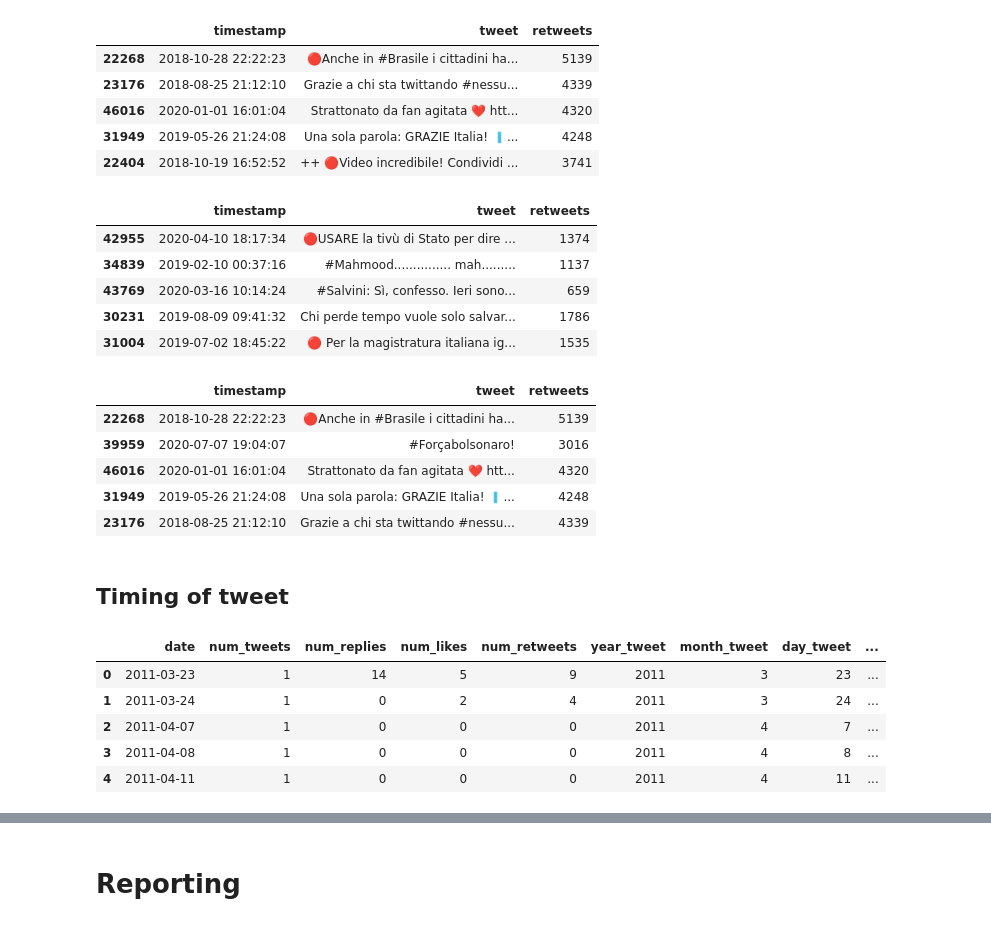
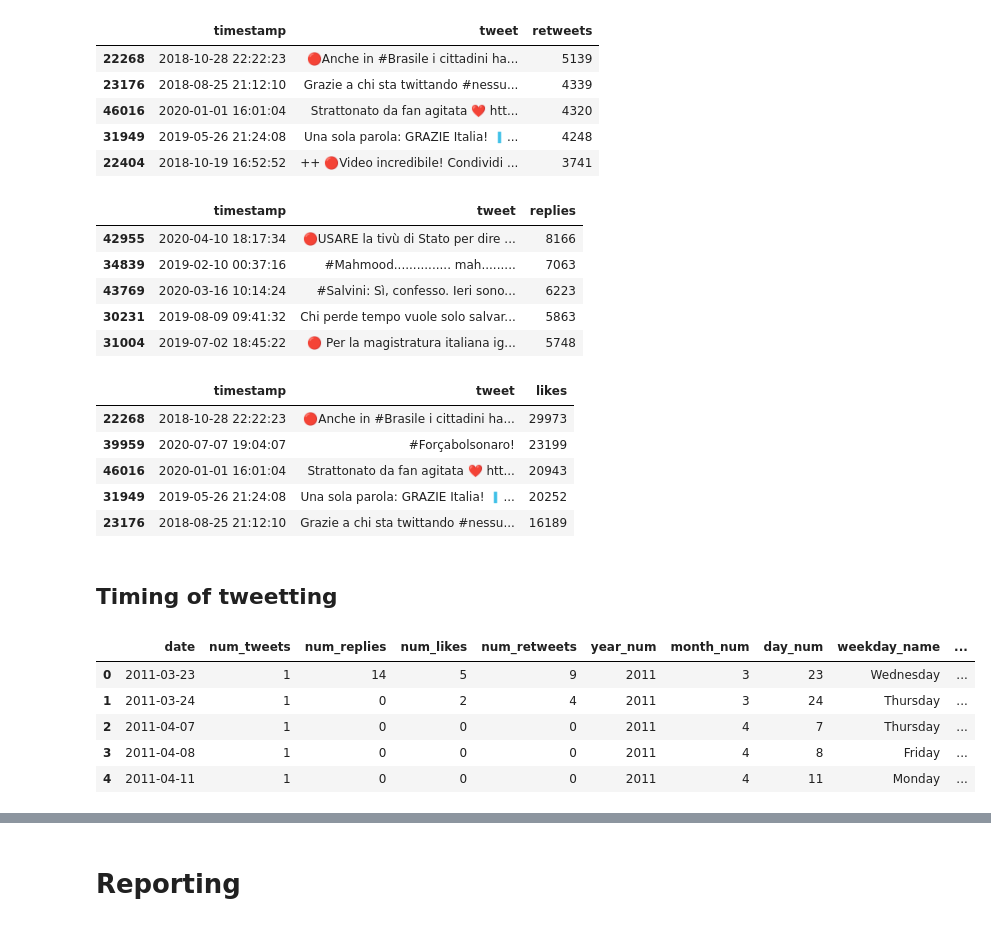
Before and after one commit to airaghidavide/Twitter-profile-analysis, a Jupyter notebook: notebook/Tweet_Analysis_Salvini.ipynb, the cells around one changed output, grey strips where cells are left out. Drawn from its saved outputs; the diff is of its cells as text; code cells hidden in the pictures.

```diff
--- a/notebook/Tweet_Analysis_Salvini.ipynb
+++ b/notebook/Tweet_Analysis_Salvini.ipynb
@@ -224,40 +212,41 @@ df_most_retweeted
 | 22404 | 2018-10-19 16:52:52 | ++ 🔴Video incredibile! Condividi ... | 3741 |
 # %%
 df_most_replied = df_proc.sort_values(by=['replies'],ascending=False).head()
-df_most_replied.drop(columns=['date','hashtags','link','likes','replies'],inplace=True)
+df_most_replied.drop(columns=['date','hashtags','link','likes','retweets'],inplace=True)
 df_most_replied
 # %% [output]
-|  | timestamp | tweet | retweets |
-| 42955 | 2020-04-10 18:17:34 | 🔴USARE la tivù di Stato per dire ... | 1374 |
-| 34839 | 2019-02-10 00:37:16 | #Mahmood............... mah......... | 1137 |
-| 43769 | 2020-03-16 10:14:24 | #Salvini: Sì, confesso. Ieri sono... | 659 |
-| 30231 | 2019-08-09 09:41:32 | Chi perde tempo vuole solo salvar... | 1786 |
-| 31004 | 2019-07-02 18:45:22 | 🔴 Per la magistratura italiana ig... | 1535 |
+|  | timestamp | tweet | replies |
+| 42955 | 2020-04-10 18:17:34 | 🔴USARE la tivù di Stato per dire ... | 8166 |
+| 34839 | 2019-02-10 00:37:16 | #Mahmood............... mah......... | 7063 |
+| 43769 | 2020-03-16 10:14:24 | #Salvini: Sì, confesso. Ieri sono... | 6223 |
+| 30231 | 2019-08-09 09:41:32 | Chi perde tempo vuole solo salvar... | 5863 |
+| 31004 | 2019-07-02 18:45:22 | 🔴 Per la magistratura italiana ig... | 5748 |
 # %%
 df_most_liked = df_proc.sort_values(by=['likes'],ascending=False).head()
-df_most_liked.drop(columns=['date','hashtags','link','likes','replies'],inplace=True)
+df_most_liked.drop(columns=['date','hashtags','link','retweets','replies'],inplace=True)
 df_most_liked
 # %% [output]
-|  | timestamp | tweet | retweets |
-| 22268 | 2018-10-28 22:22:23 | 🔴Anche in #Brasile i cittadini ha... | 5139 |
-| 39959 | 2020-07-07 19:04:07 | #Forçabolsonaro! | 3016 |
-| 46016 | 2020-01-01 16:01:04 | Strattonato da fan agitata ❤️ htt... | 4320 |
-| 31949 | 2019-05-26 21:24:08 | Una sola parola: GRAZIE Italia! 🇮... | 4248 |
-| 23176 | 2018-08-25 21:12:10 | Grazie a chi sta twittando #nessu... | 4339 |
+|  | timestamp | tweet | likes |
+| 22268 | 2018-10-28 22:22:23 | 🔴Anche in #Brasile i cittadini ha... | 29973 |
+| 39959 | 2020-07-07 19:04:07 | #Forçabolsonaro! | 23199 |
+| 46016 | 2020-01-01 16:01:04 | Strattonato da fan agitata ❤️ htt... | 20943 |
+| 31949 | 2019-05-26 21:24:08 | Una sola parola: GRAZIE Italia! 🇮... | 20252 |
+| 23176 | 2018-08-25 21:12:10 | Grazie a chi sta twittando #nessu... | 16189 |
 # %% [markdown]
-## Timing of tweet
+## Timing of tweetting
 # %%
 df_grouped_numeric['date']= pd.to_datetime(df_grouped_numeric['date'])
-df_grouped_numeric['year_tweet'] = df_grouped_numeric['date'].dt.year
-df_grouped_numeric['month_tweet'] = df_grouped_numeric['date'].dt.month
-df_grouped_numeric['day_tweet'] = df_grouped_numeric['date'].dt.day
-df_grouped_numeric['weekday_tweet'] = df_grouped_numeric['date'].dt.day_name()
-df_grouped_numeric['month_name_tweet'] = df_grouped_numeric['date'].dt.strftime('%b')
+df_grouped_numeric['year_num'] = df_grouped_numeric['date'].dt.year
+df_grouped_numeric['month_num'] = df_grouped_numeric['date'].dt.month
+df_grouped_numeric['day_num'] = df_grouped_numeric['date'].dt.day
+df_grouped_numeric['weekday_num'] = df_grouped_numeric['date'].dt.dayofweek
+df_grouped_numeric['weekday_name'] = df_grouped_numeric['date'].dt.day_name()
+df_grouped_numeric['month_name'] = df_grouped_numeric['date'].dt.strftime('%b')
 df_grouped_numeric.head()
 # %% [output]
-|  | date | num_tweets | num_replies | num_likes | num_retweets | year_tweet | month_tweet | day_tweet | ... |
-| 0 | 2011-03-23 | 1 | 14 | 5 | 9 | 2011 | 3 | 23 | ... |
-| 1 | 2011-03-24 | 1 | 0 | 2 | 4 | 2011 | 3 | 24 | ... |
-| 2 | 2011-04-07 | 1 | 0 | 0 | 0 | 2011 | 4 | 7 | ... |
-| 3 | 2011-04-08 | 1 | 0 | 0 | 0 | 2011 | 4 | 8 | ... |
-| 4 | 2011-04-11 | 1 | 0 | 0 | 0 | 2011 | 4 | 11 | ... |
+|  | date | num_tweets | num_replies | num_likes | num_retweets | year_num | month_num | day_num | weekday_name | ... |
+| 0 | 2011-03-23 | 1 | 14 | 5 | 9 | 2011 | 3 | 23 | Wednesday | ... |
+| 1 | 2011-03-24 | 1 | 0 | 2 | 4 | 2011 | 3 | 24 | Thursday | ... |
+| 2 | 2011-04-07 | 1 | 0 | 0 | 0 | 2011 | 4 | 7 | Thursday | ... |
+| 3 | 2011-04-08 | 1 | 0 | 0 | 0 | 2011 | 4 | 8 | Friday | ... |
+| 4 | 2011-04-11 | 1 | 0 | 0 | 0 | 2011 | 4 | 11 | Monday | ... |
```
Also changed, not shown: parts of 12 cells of this notebook.
